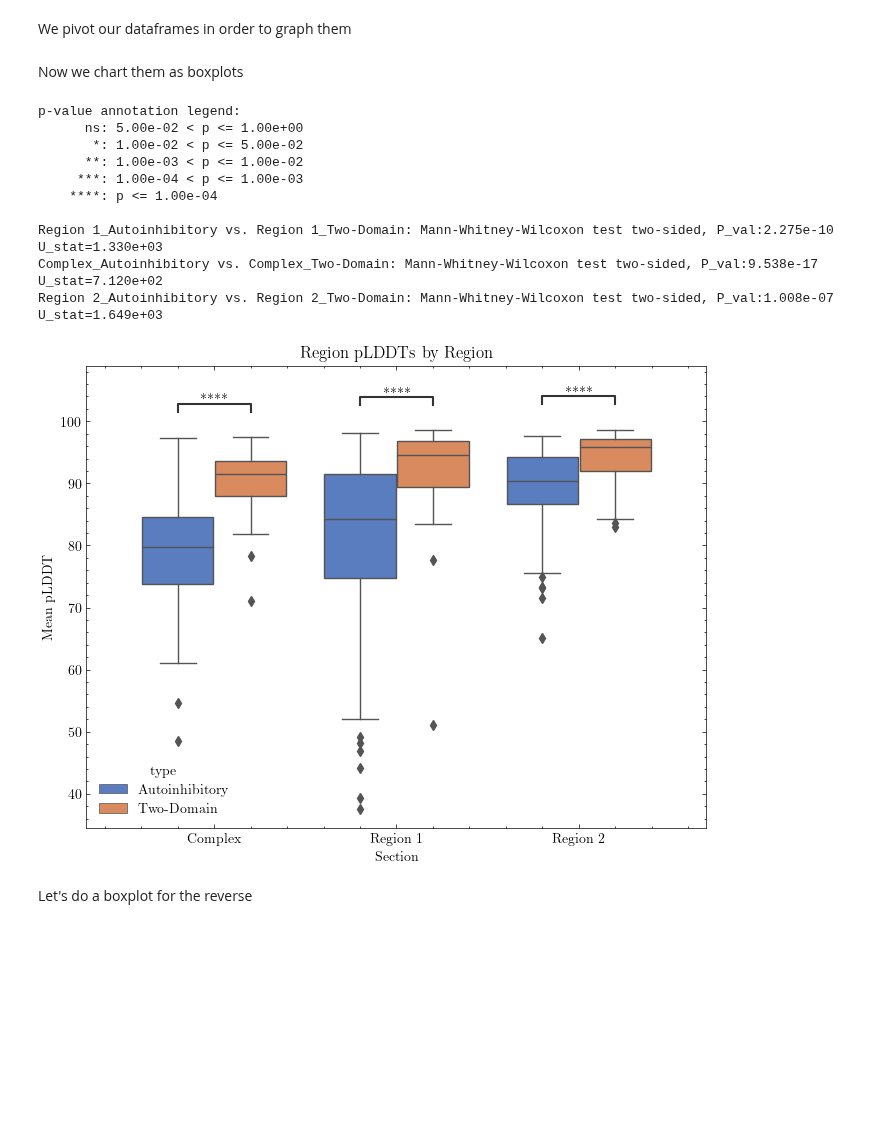
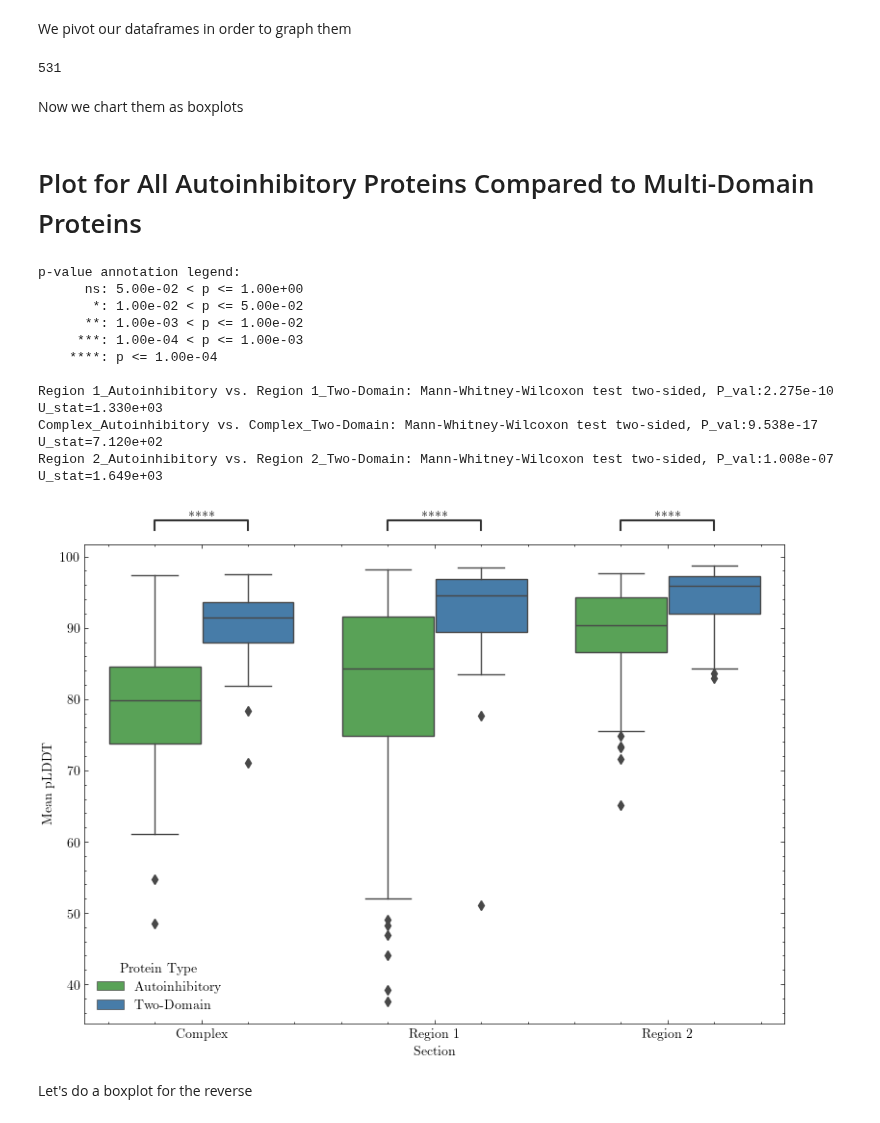
Before and after one commit to jpigles/alphafold-rmsd, a Jupyter notebook: plddt.ipynb, the cells around one changed output. Cells and saved outputs as stored; diff of their text form; code cells hidden in the pictures; blank space fills up the shorter version.

Commit message:
Updating some figures

```diff
--- a/plddt.ipynb
+++ b/plddt.ipynb
@@ -20,3 +20,11 @@ cfMulti = pd.read_csv('./project_pipeline/data/cf_multi_domain_pLDDT.tsv', sep='
 
 # Set style
 plt.style.use('science')
+# %%
+# Get the hex codes for the colors so we can assign them to categories
+pal = sns.color_palette('Set1')
+print(pal.as_hex())
+
+# Set the color palette. Our categories are "Single Domain", "Two-Domain", and "Autoinhibitory"
+colors = {'Single Domain': pal[0], 'Two-Domain': pal[1], 'Autoinhibitory': pal[2], 'Full': pal[3], 'Clusters': pal[4]}
+pal.as_hex()
@@ -37,14 +56,14 @@ def rename_multi_columns(df):
 
 # Quick functions to melt dataframes
 def pivot_af_df(df):
-    df = df.melt(id_vars=['uniprot', 'region_1', 'region_2', 'filename'], var_name='section', value_name='mean_plddt')
-    df['mean_plddt'] = df['mean_plddt'].astype(float)
+    df = df.melt(id_vars=['uniprot', 'region_1', 'region_2', 'filename'], var_name='Section', value_name='Mean pLDDT')
+    df['Mean pLDDT'] = df['Mean pLDDT'].astype(float)
 
     return df
 
 def pivot_cf_df(df):
-    df = df.melt(id_vars=['uniprot', 'cluster', 'region_1', 'region_2', 'filename'], var_name='section', value_name='mean_plddt')
-    df['mean_plddt'] = df['mean_plddt'].astype(float)
+    df = df.melt(id_vars=['uniprot', 'cluster', 'region_1', 'region_2', 'filename'], var_name='Section', value_name='Mean pLDDT')
+    df['Mean pLDDT'] = df['Mean pLDDT'].astype(float)
 
     return df
 
@@ -80,38 +99,45 @@ cfMulti_p = add_multi_type(cfMulti_p)
 # Concatenate dataframes
 af = pd.concat([afAuto_p, afMulti_p])
 cf = pd.concat([cfAuto_p, cfMulti_p])
+
+print(len(af))
+# %% [output]
+531
 # %% [markdown]
 Now we chart them as boxplots
+# %% [markdown]
+# Plot for All Autoinhibitory Proteins Compared to Multi-Domain Proteins
 # %%
 fig, ax = plt.subplots(figsize=(8, 6))
-sns.boxplot(data=af, x='section', y='mean_plddt', ax = ax, hue='type', palette='muted')
+sns.boxplot(data=af, x='Section', y='Mean pLDDT', ax = ax, hue='type', palette=colors)
 ax.set_ylabel('Mean pLDDT')
 ax.set_xlabel('Section')
-ax.set_title('Region pLDDTs by Region')
+ax.legend(title='Protein Type')
 
 # Annotate statistical significance
 pairs = [[('Complex', 'Autoinhibitory'), ('Complex', 'Two-Domain')],
          [('Region 1', 'Autoinhibitory'), ('Region 1', 'Two-Domain')],
          [('Region 2', 'Autoinhibitory'), ('Region 2', 'Two-Domain')]]
 subcat_order = ['Complex', 'Region 1', 'Region 2']
-annotator = Annotator(ax, pairs, data=af, x='section', y='mean_plddt', order=subcat_order, hue='type')
-annotator.configure(test='Mann-Whitney', text_format='star', loc='inside')
+annotator = Annotator(ax, pairs, data=af, x='Section', y='Mean pLDDT', order=subcat_order, hue='type')
+annotator.configure(test='Mann-Whitney', text_format='star', loc='outside')
 annotator.apply_and_annotate()
 
 # Save the figure
+plt.tight_layout()
 plt.savefig('./project_pipeline/data/figures/af_auto_multi_plddt1.png')
 # %% [output]
 p-value annotation legend:
       ns: 5.00e-02 < p <= 1.00e+00
        *: 1.00e-02 < p <= 5.00e-02
       **: 1.00e-03 < p <= 1.00e-02
      ***: 1.00e-04 < p <= 1.00e-03
     ****: p <= 1.00e-04
 
 Region 1_Autoinhibitory vs. Region 1_Two-Domain: Mann-Whitney-Wilcoxon test two-sided, P_val:2.275e-10 U_stat=1.330e+03
 Complex_Autoinhibitory vs. Complex_Two-Domain: Mann-Whitney-Wilcoxon test two-sided, P_val:9.538e-17 U_stat=7.120e+02
 Region 2_Autoinhibitory vs. Region 2_Two-Domain: Mann-Whitney-Wilcoxon test two-sided, P_val:1.008e-07 U_stat=1.649e+03
-[figure, old version]
+[figure, new version]
 # %% [markdown]
 Let's do a boxplot for the reverse
 # %%
```
Also changed, not shown: parts of 13 cells of this notebook, 8 other files.
